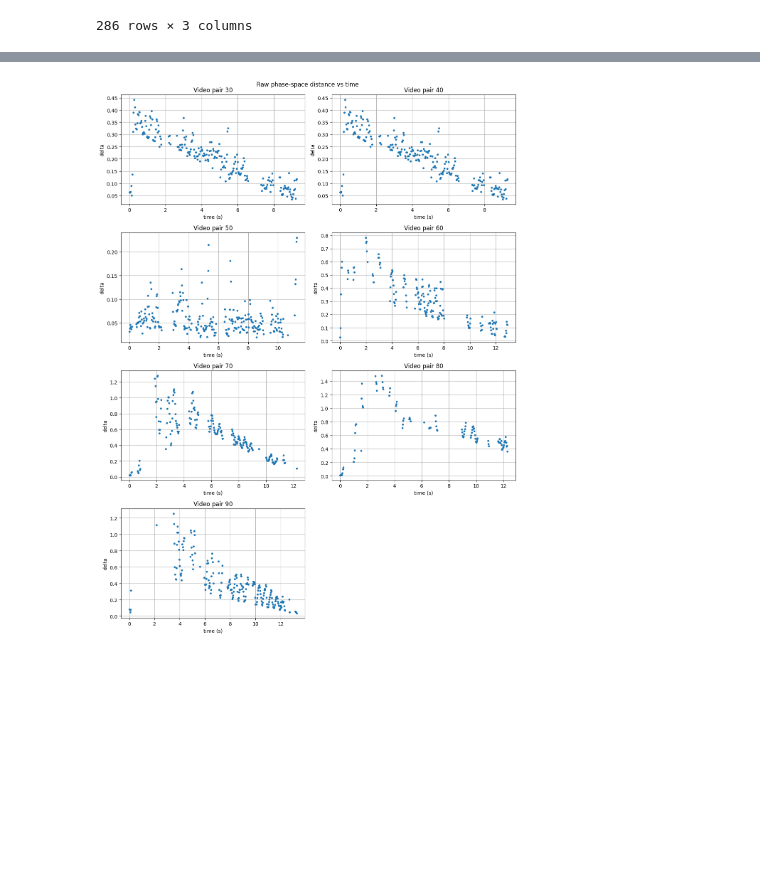
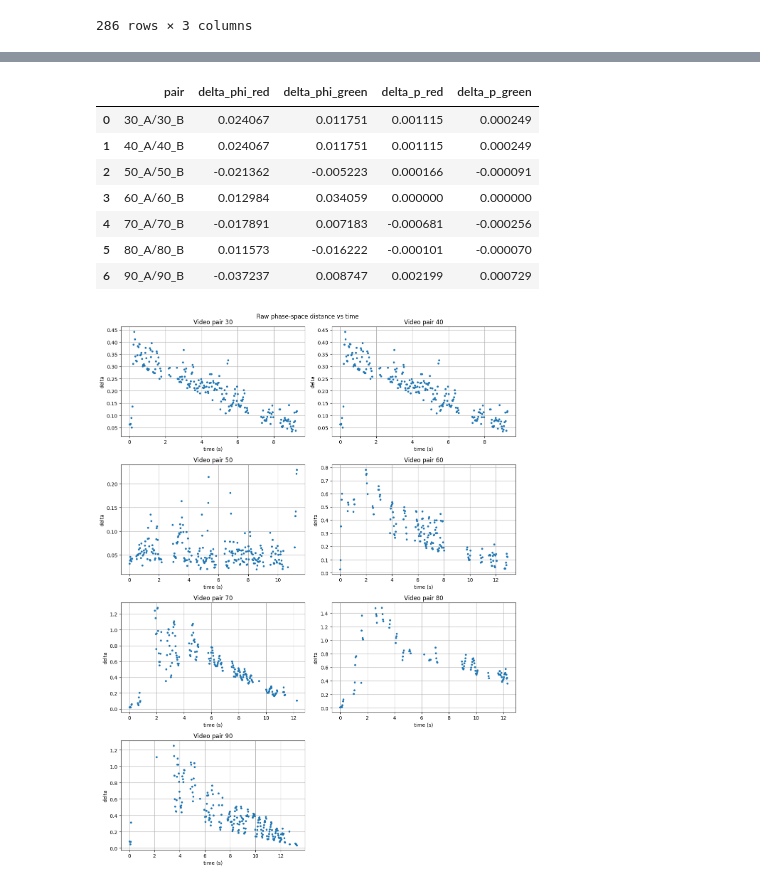
Before and after one commit to AEZorina/RP_double-pendulum, a Jupyter notebook: notebooks/DoublePendulum_Data_Analysis.ipynb, the cells around one changed output, grey strips where cells are left out. Saved outputs shown, nothing was run; the diff lists cells and outputs as text; code cells hidden in the pictures; blank space fills up the shorter version.

Commit message:
Update analysis notebook and results: per-pair raw delta plots, initial separation table, preview export
Co-authored-by: Copilot <223556219+Copilot@users.noreply.github.com>

```diff
--- a/notebooks/DoublePendulum_Data_Analysis.ipynb
+++ b/notebooks/DoublePendulum_Data_Analysis.ipynb
@@ -95,11 +95,14 @@ def detect_point(frame, color="red", annotated=None):
     return cx, cy, mask, annotated
 # %%
 # Function to process video and track colored points
-def process_video(video_path, output_csv, preview=True, save_annotated=False, colors=("red", "green")):
+def process_video(video_path, output_csv, preview=True, save_annotated=False, colors=("red", "green"),
+                  display_png=None, display_frame=0):
     """
     Track one point per color in `colors`. The CSV has the columns
     frame, time_s, <color>_x, <color>_y for each color, in the given order.
     The same data is returned as a pandas DataFrame.
+    display_png: optional path; the whole preview window (original | annotated / mask) of frame
+    `display_frame` (0 = first frame) is saved there as a full-resolution PNG, also if preview=False.
     """
     video_path = Path(video_path)
     if not video_path.exists():
@@ -143,12 +146,19 @@ def process_video(video_path, output_csv, preview=True, save_annotated=False, co
         if writer is not None:
             writer.write(annotated)
 
-        if preview:
+        save_display = display_png is not None and frame_idx == display_frame
+        if preview or save_display:
             combined_mask = cv2.cvtColor(mask, cv2.COLOR_GRAY2BGR)
             top = np.hstack((frame, annotated))
             bottom = np.hstack((combined_mask, np.zeros_like(combined_mask)))
             display = np.vstack((top, bottom))
 
+            if save_display:
+                Path(display_png).parent.mkdir(exist_ok=True)
+                cv2.imwrite(str(display_png), display)
+                print(f"Saved preview of frame {display_frame} to: {display_png}")
+
+        if preview:
             scale = 0.4
             display = cv2.resize(display, None, fx=scale, fy=scale)
 
@@ -836,6 +825,46 @@ Frames with missing green detection: 30
 [figure]
 [figure]
 ... (18 outputs left out)
+# %%
+INITIAL_PARAMS = ('phi_red', 'phi_green', 'p_red', 'p_green')
+
+
+def initial_separation_table(pair_settings=pairs):
+    """Initial separation (run A - run B at release) of every initial parameter, one row per video pair."""
+    rows = []
+    for pair_name, settings in pair_settings.items():
+        first_rows = []
+        for run in (settings['A'], settings['B']):
+            origin = run.get('origin', DEFAULT_ORIGIN)
+            analyzed = analyze_video(
+                pd.read_csv(csv_dir / f"{run['video']}.csv"),
+                run['first_frame'],
+                run.get('last_frame'),
+                scale=scale,
+                origin_x=origin[0],
+                origin_y=origin[1],
+            )
+            first_rows.append(analyzed.iloc[0])
+        first_A, first_B = first_rows
+        rows.append({
+            'pair': f"{settings['A']['video']}/{settings['B']['video']}",
+            **{f'delta_{v}': first_A[v] - first_B[v] for v in INITIAL_PARAMS},
+        })
+    return pd.DataFrame(rows)
+
+
+initial_separation = initial_separation_table(pairs)
+initial_separation.to_csv(results_dir / 'initial_separation.csv', index=False)
+initial_separation
+# %% [output]
+|  | pair | delta_phi_red | delta_phi_green | delta_p_red | delta_p_green |
+| 0 | 30_A/30_B | 0.024067 | 0.011751 | 0.001115 | 0.000249 |
+| 1 | 40_A/40_B | 0.024067 | 0.011751 | 0.001115 | 0.000249 |
+| 2 | 50_A/50_B | -0.021362 | -0.005223 | 0.000166 | -0.000091 |
+| 3 | 60_A/60_B | 0.012984 | 0.034059 | 0.000000 | 0.000000 |
+| 4 | 70_A/70_B | -0.017891 | 0.007183 | -0.000681 | -0.000256 |
+| 5 | 80_A/80_B | 0.011573 | -0.016222 | -0.000101 | -0.000070 |
+| 6 | 90_A/90_B | -0.037237 | 0.008747 | 0.002199 | 0.000729 |
 # %%
 def plot_raw_delta_by_pair(pair_settings=pairs, ncols=2):
     """Plot the unlogged phase-space distance (delta) against time for each video pair."""
```
Also changed, not shown: parts of 4 cells of this notebook, 21 other files.
